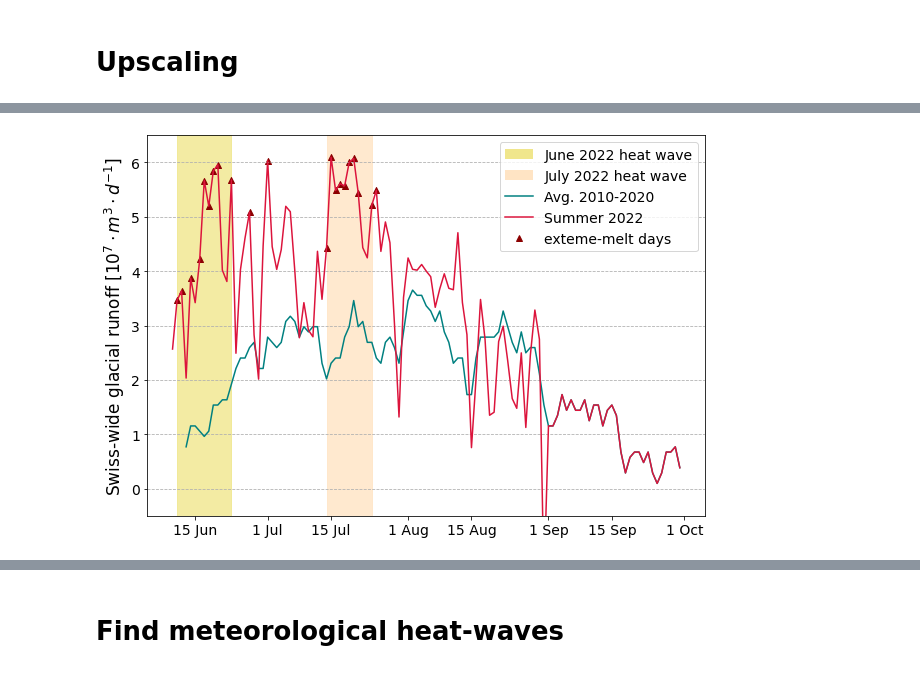
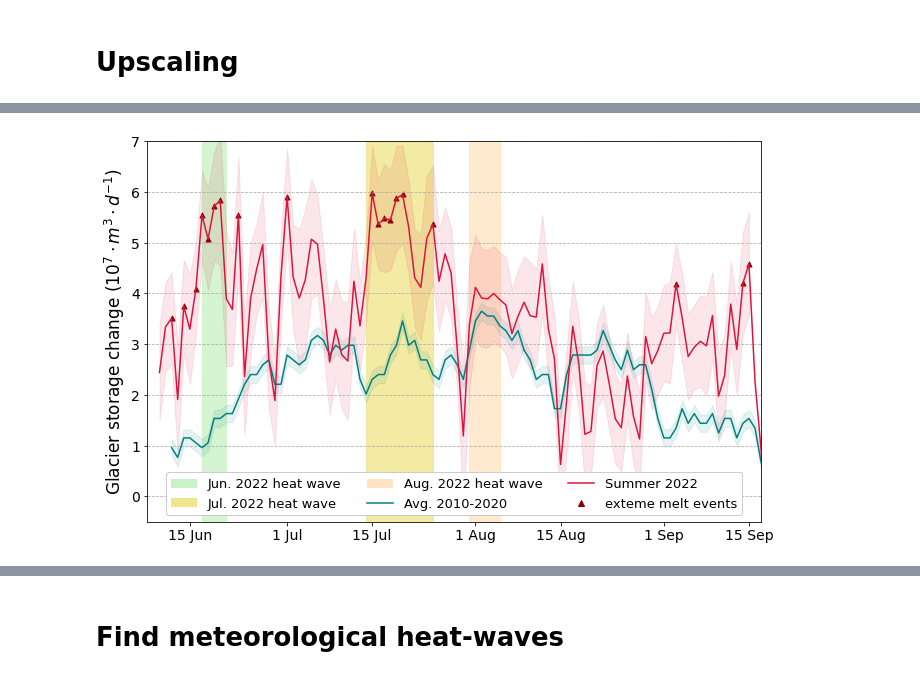
Before and after one commit to acremona/glacier-anomalies-at-point-scale, a Jupyter notebook: glacier_anomalies.ipynb, the cells around one changed output, grey strips where cells are left out. Saved outputs shown, nothing was run; the diff lists cells and outputs as text; code cells hidden in the pictures.

```diff
--- a/glacier_anomalies.ipynb
+++ b/glacier_anomalies.ipynb
@@ -1381,15 +1565,17 @@ xtime_h = manual_readings_1002_21['date'].values
 rounded = xtime_h.astype('datetime64[s]')
 xtime_h = [x.astype(dt.datetime) for x in rounded]
 periodic_sum = []
+days_between = []
 
 for i, dat in enumerate(xtime_h):
     temp_sum = 0
+
     try:
         interval = pd.Interval(pd.Timestamp(year=dat.year, month=dat.month, day=dat.day),
                                pd.Timestamp(year=xtime_h[i+1].year,
                                             month=xtime_h[i+1].month,
                                             day=xtime_h[i+1].day))
-
+        days_between.append(interval.length.days)
         for date, disp in zip(auto_readings_1002_21['date'].tolist(), auto_readings_1002_21['dh'].tolist()):
             if date in interval:
                 temp_sum += disp
@@ -1398,11 +1584,17 @@ for i, dat in enumerate(xtime_h):
     except:
         print('end of array')
 
+
 manual_readings_1002_21_rate = manual_readings_1002_21['mb[m.w.e]'].diff(periods = 1)
 manual_readings_1002_21_rate = pd.DataFrame(({'date': manual_readings_1002_21['date'].values, 'mb[m.w.e]': manual_readings_1002_21_rate}))
 manual_readings_1002_21_rate = manual_readings_1002_21_rate.dropna()
 plt.plot(periodic_sum)
 plt.plot(manual_readings_1002_21_rate['mb[m.w.e]'].values/100)
+plt.plot((periodic_sum-manual_readings_1002_21_rate['mb[m.w.e]'].values/100)/days_between)
+print(np.mean((periodic_sum-manual_readings_1002_21_rate['mb[m.w.e]'].values/100)/days_between))
+print(np.median((periodic_sum-manual_readings_1002_21_rate['mb[m.w.e]'].values/100)/days_between))
+
+days_between
 # %%
 #plt.boxplot(interpolate_holfuy_df(manual_readings_1002_21)['mb[m.w.e]'].values/100 - auto_readings_1002_21['dh_cs'].values[:-1])
 #auto_readings_1002_21
@@ -1650,6 +2340,7 @@ try:
     mb_ch_extreme = pd.DataFrame(mb_ch.cum_mb + np.cumsum(np.nan_to_num(mean_anomaly[0])))
 except:
     mb_ch_extreme = pd.DataFrame(mb_ch.cum_mb + np.cumsum(np.nan_to_num(mean_anomaly[0][:-1])))
+
 mb_ch_extreme['rate'] = mb_ch_extreme['cum_mb'] - mb_ch_extreme['cum_mb'].shift(1)
 mb_ch_extreme = mb_ch_extreme.dropna()
 
@@ -1657,7 +2348,7 @@ mb_ch['rate'] = mb_ch['cum_mb'] - mb_ch['cum_mb'].shift(1)
 mb_ch = mb_ch.dropna()
 
 
-heat_wave = df_biases['mean'][df_biases['mean']<=-0.025]
+heat_wave = df_biases['mean'][df_biases['mean']<=-0.0255]
 idx_heat_wave_hyd_year = heat_wave.index
 extreme_days_melt = mb_ch_extreme.rate[idx_heat_wave_hyd_year]
 
@@ -1744,40 +2465,53 @@ runoff_2022 = -mb_ch_extreme.rate[251:]*glacier_area_ch
 # %%
 from matplotlib.patches import Patch
 from matplotlib.lines import Line2D
 
-fig, ax = plt.subplots(figsize=(10, 7))
+fig, ax = plt.subplots(figsize=(11, 7))
 
 mb_ch['rate'] = mb_ch['cum_mb'] - mb_ch['cum_mb'].shift(1)
 mb_ch = mb_ch.dropna()
 
+plt.fill_between(np.arange(259,264,1), -2, 7, alpha=0.8, color='#cbf2c6')
+plt.fill_between(np.arange(286,298,1), -2, 7, alpha=0.8, color='khaki')
+plt.fill_between(np.arange(303,309,1), -2, 7, alpha=0.8, color='bisque')
+
 ax.plot(-mb_ch.rate[251:]*glacier_area_ch/10000000, label='avg 2010-2020', color='teal', linewidth=1.5)
+ax.fill_between(mb_ch.rate[251:].index, -mb_ch.rate[251:]*glacier_area_ch/10000000 - 0.17, -mb_ch.rate[251:]*glacier_area_ch/10000000 + 0.17, color='teal', alpha=0.1)
+
 #ax.plot(runoff_2019, label='2019', color='grey')
 #ax.plot(runoff_2020, label='2020',color='grey')
 #ax.plot(runoff_2021, label='2021', color='grey')
 ax.plot(runoff_2022/10000000, label='2022', color='crimson', linewidth=1.5)
+ax.fill_between(np.arange(252,365,1), runoff_2022/10000000 - unc_runoff_daily/10000000, runoff_2022/10000000 + unc_runoff_daily/10000000, color='crimson', alpha=0.1)
 ax.tick_params(axis='both', which='major', labelsize=14)
 
-plt.fill_between(np.arange(253,266,1), -2, 6.5, alpha=0.8, color='khaki')
-plt.fill_between(np.arange(286,297,1), -2, 6.5, alpha=0.8, color='bisque')
-ax.scatter(extreme_days_melt.index, -extreme_days_melt.values*glacier_area_ch/10000000, color='darkred', marker='^')
 
-plt.ylabel('Swiss-wide glacial runoff [$10^7 \cdot m^3 \cdot d^{-1}$]', fontsize=17)
+
+ax.scatter(extreme_days_melt.index, -extreme_days_melt.values*glacier_area_ch/10000000, color='darkred', marker='^', s=25)
+#ax.scatter(meteorological_hw, np.ones(len(meteorological_hw))*6.2)
+
+plt.ylabel('Glacier storage change ($10^7 \cdot m^3 \cdot d^{-1}$)', fontsize=17)
 #plt.xticks([260, 280, 300, 320, 340, 360], ['19 Jun', '8 Jul', '28 Jul', '17 Aug', '6 Sep', '26 Sep'])
 plt.xticks([257, 273, 287, 304, 318, 335, 349, 365], ['15 Jun', '1 Jul', '15 Jul', '1 Aug', '15 Aug', '1 Sep', '15 Sep', '1 Oct'])
-plt.ylim(-0.5, 6.5)
-legend_elements = [Patch(facecolor='khaki', label='June 2022 heat wave'),
-                   Patch(facecolor='bisque', label='July 2022 heat wave'),
+plt.ylim(-0.5, 7)
+plt.xlim(250, 351)
+
+legend_elements = [Patch(facecolor='#cbf2c6', label='Jun. 2022 heat wave'),
+                   Patch(facecolor='khaki', label='Jul. 2022 heat wave'),
+                   Patch(facecolor='bisque', label='Aug. 2022 heat wave'),
                    Line2D([], [], marker='None', color='teal', label='Avg. 2010-2020'),
                    Line2D([], [], marker='None', color='crimson', label='Summer 2022'),
-                   Line2D([], [], marker='^', color='darkred', label='exteme-melt days', linestyle='None')]
-plt.legend(handles=legend_elements, fontsize=14)
+                   Line2D([], [], marker='^', color='darkred', label='exteme melt events', linestyle='None')]
+
+plt.legend(handles=legend_elements, fontsize=13, ncol=3, framealpha=1., loc='lower center')
 
 plt.grid(True, axis='y', linestyle='--')
-
-temp = mb_ch_extreme.rate[251:]*glacier_area_ch
-weekly_water = []
-for i in range(20):
-    weekly_water.append(np.sum(temp[0:5]))
-    temp = temp[5:]
+#plt.savefig('C:\\Users\\Aaron\\Documents\\pubblications\\paper1_anomalies\\writing\\glacier_anomalies\\pictures\\swiss_wide_runoff_unc.png')
+plt.show()
+#temp = mb_ch_extreme.rate[251:]*glacier_area_ch
+#weekly_water = []
+#for i in range(20):
+#    weekly_water.append(np.sum(temp[0:5]))
+#    temp = temp[5:]
 # %% [output]
-[figure, old version]
+[figure, new version]
```
Also changed, not shown: parts of 49 cells of this notebook.
